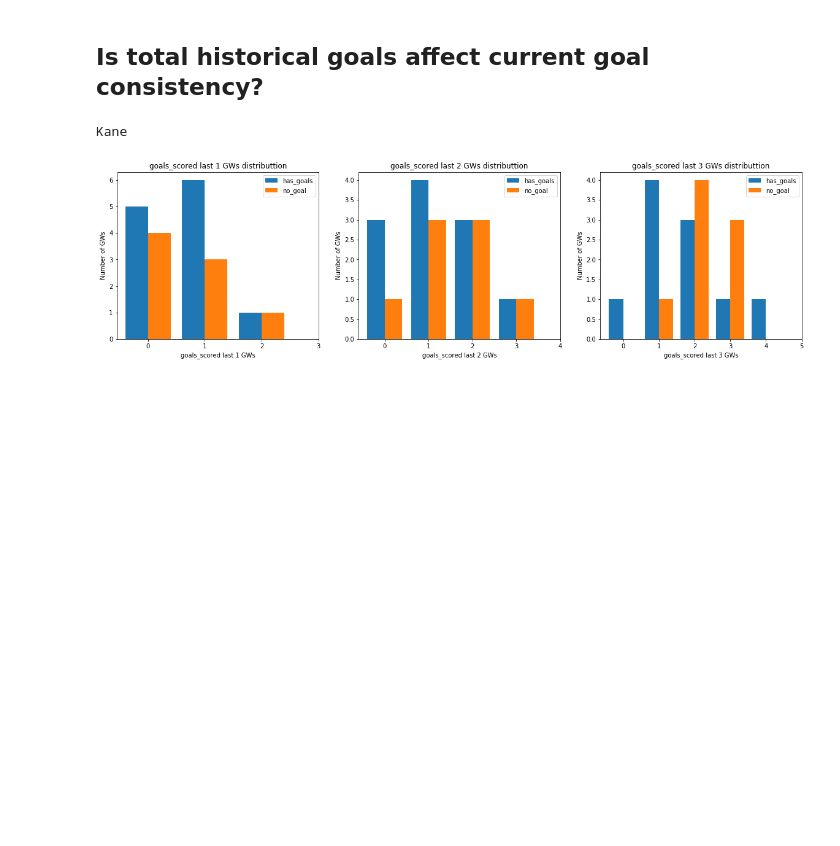
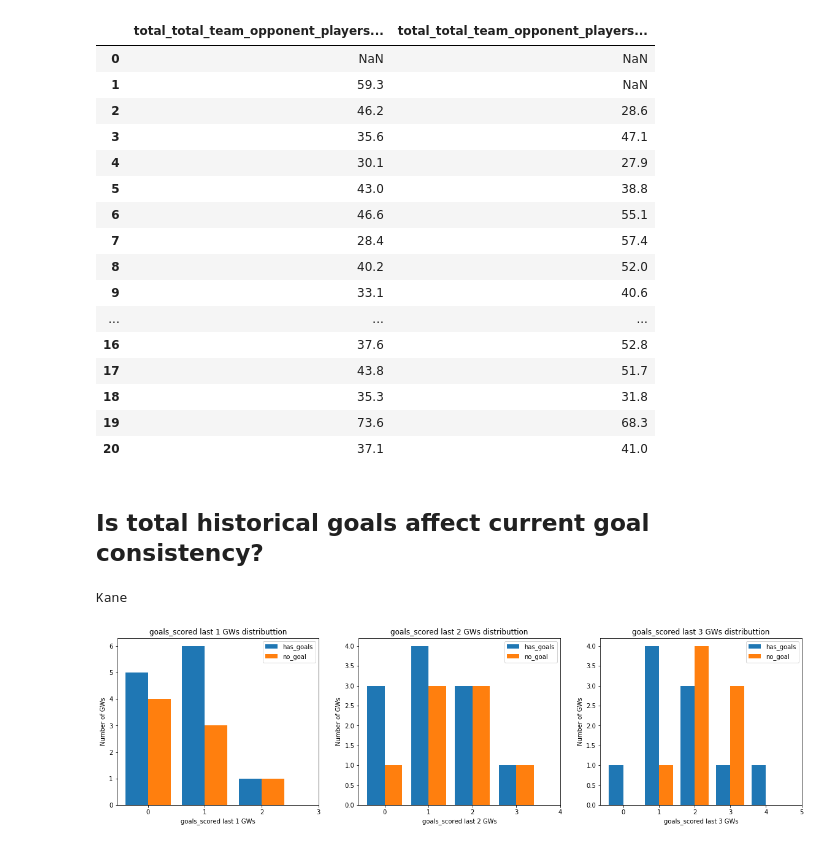
Before and after one commit to joei1994/FPL-analysis, a Jupyter notebook: captaincy_analysis.ipynb, the cells around one changed output. Drawn from its saved outputs; the diff is of its cells as text; code cells hidden in the pictures; blank space fills up the shorter version.

```diff
--- a/captaincy_analysis.ipynb
+++ b/captaincy_analysis.ipynb
@@ -89,18 +88,23 @@ def team_mates_stat_for_all_gws(player_id, stat, agg):
     results = pd.Series(list(map(lambda x: team_mates_stat_for_gw(player_id, x, stat, agg), gws)))
     return list(results)
 
-def opponent_players_stat_for_gw(player_id, gw, stat, agg):
+def team_stat_for_n_gw_before(team, stat, agg, current_gw, n_gw_before):
+    if(current_gw > n_gw_before):
+        team_players = players.loc[(players.gw in np.arange(current_gw - n_gw_before, current_gw)) & (players.team == team) & (players.minutes > 50), :]
+        result = team_players[stat].aggregate(agg)
+        return result
+    else:
+        return np.nan
+
+def get_opponent_team(player_id, gw):
     opponent_team_id = players.loc[(players.player_id == player_id) & (players.gw == gw), ['opponent_team']].iloc[0].values[0]
     opponent_team = teams.loc[teams.team_id == opponent_team_id, 'name'].values[0]
+    return opponent_team
 
-    opponent_players = players.loc[(players.gw == gw) & (players.team == opponent_team) & (players.minutes > 50), :]
-    result = opponent_players[stat].aggregate(agg)
-    return result
-
-def opponent_players_stat_for_all_gws(player_id, stat, agg):
+def opponent_players_stat_n_gw_before_for_all_gws(player_id, stat, agg, n_gw_before):
     player = players.loc[players.player_id == player_id, :]
     gws = player['gw']
-    results = pd.Series(list(map(lambda x: opponent_players_stat_for_gw(player_id, x, stat, agg), gws)))
+    results = pd.Series(list(map(lambda x: team_stat_for_n_gw_before(get_opponent_team(player_id,x), stat, agg, x, n_gw_before), gws)))
     return list(results)
 
 def create_new_stat(player, new_stat):
@@ -190,11 +194,11 @@ def create_X_train(player_id, predictors):
             result[predictor] = player_stat_in_last_n_gw(player_id=player_id, stat='total_team_mates_ict_index', aggregate=np.sum, n_gw=3)
 
         elif predictor == 'total_total_team_opponent_players_ict_index_1_gw_bebore':
-            result[predictor] = player_stat_in_last_n_gw(player_id=player_id, stat='total_opponent_players_ict_index', aggregate=np.sum, n_gw=1)
+            result[predictor] = opponent_players_stat_n_gw_before_for_all_gws(player_id=player_id,stat='ict_index', agg=np.sum, n_gw_before=1)
         elif predictor == 'total_total_team_opponent_players_ict_index_2_gw_bebore':
-            result[predictor] = player_stat_in_last_n_gw(player_id=player_id, stat='total_opponent_players_ict_index', aggregate=np.sum, n_gw=2)
+            result[predictor] = opponent_players_stat_n_gw_before_for_all_gws(player_id=player_id,stat='ict_index', agg=np.sum, n_gw_before=2)
         elif predictor == 'total_total_team_opponent_players_ict_index_3_gw_bebore':
-            result[predictor] = player_stat_in_last_n_gw(player_id=player_id, stat='total_opponent_players_ict_index', aggregate=np.sum, n_gw=3)
+            result[predictor] = opponent_players_stat_n_gw_before_for_all_gws(player_id=player_id,stat='ict_index', agg=np.sum, n_gw_before=3)
 
     return result
 
@@ -289,3 +318,26 @@ knn = KNeighborsClassifier(n_neighbors=3)
+# %%
+predictors = ['total_total_team_opponent_players_ict_index_1_gw_bebore', 'total_total_team_opponent_players_ict_index_2_gw_bebore']
+
+
+create_X_train(player_id=23, predictors=predictors)
+# %% [output]
+|  | total_total_team_opponent_players... | total_total_team_opponent_players... |
+| 0 | NaN | NaN |
+| 1 | 59.3 | NaN |
+| 2 | 46.2 | 28.6 |
+| 3 | 35.6 | 47.1 |
+| 4 | 30.1 | 27.9 |
+| 5 | 43.0 | 38.8 |
+| 6 | 46.6 | 55.1 |
+| 7 | 28.4 | 57.4 |
+| 8 | 40.2 | 52.0 |
+| 9 | 33.1 | 40.6 |
+| ... | ... | ... |
+| 16 | 37.6 | 52.8 |
+| 17 | 43.8 | 51.7 |
+| 18 | 35.3 | 31.8 |
+| 19 | 73.6 | 68.3 |
+| 20 | 37.1 | 41.0 |
 # %%
 def plot_last_3_gws_stat_affects_has_goals(player_id, stat, agg):
     player = players.loc[players.player_id == player_id, :]
```
Also changed, not shown: parts of 6 cells of this notebook.
